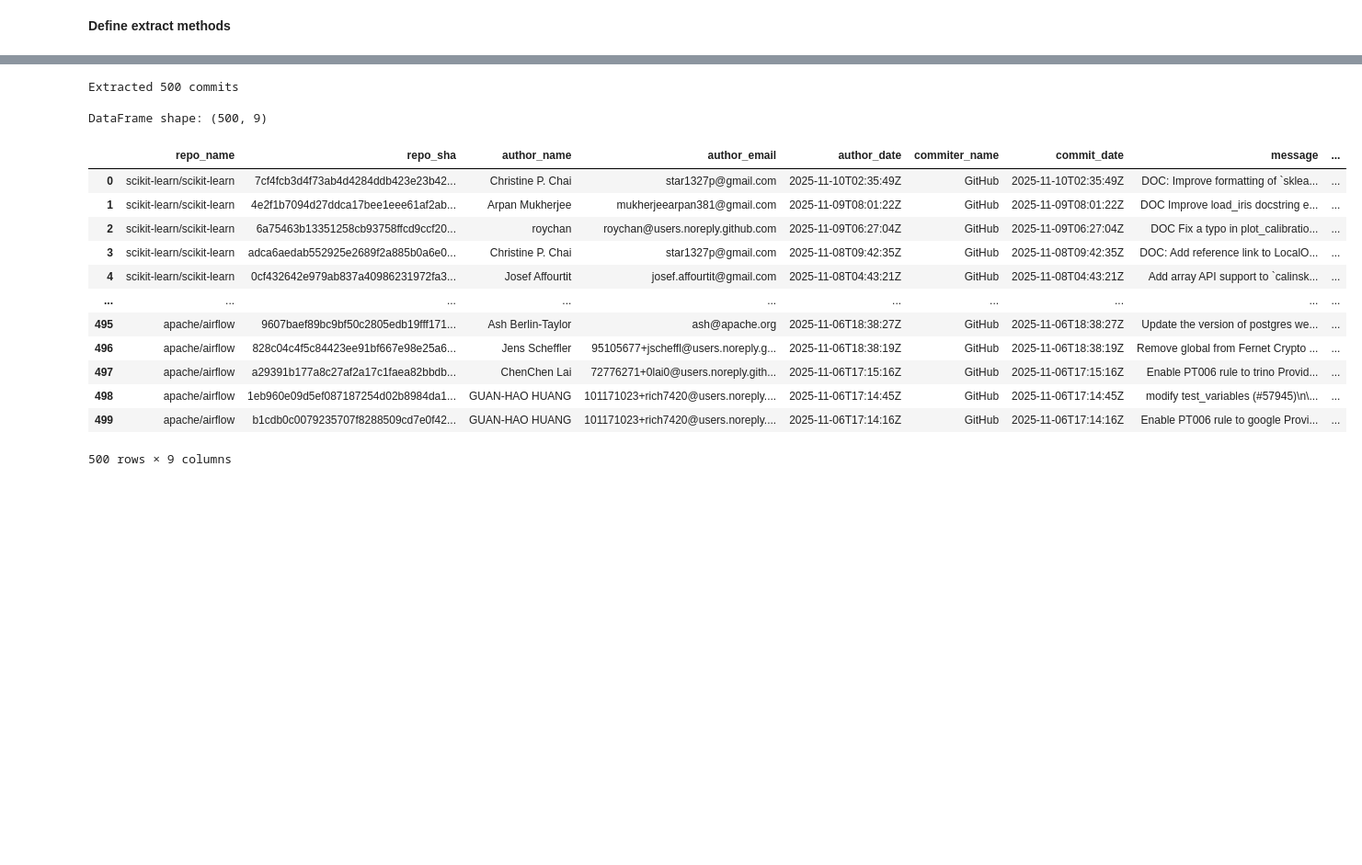
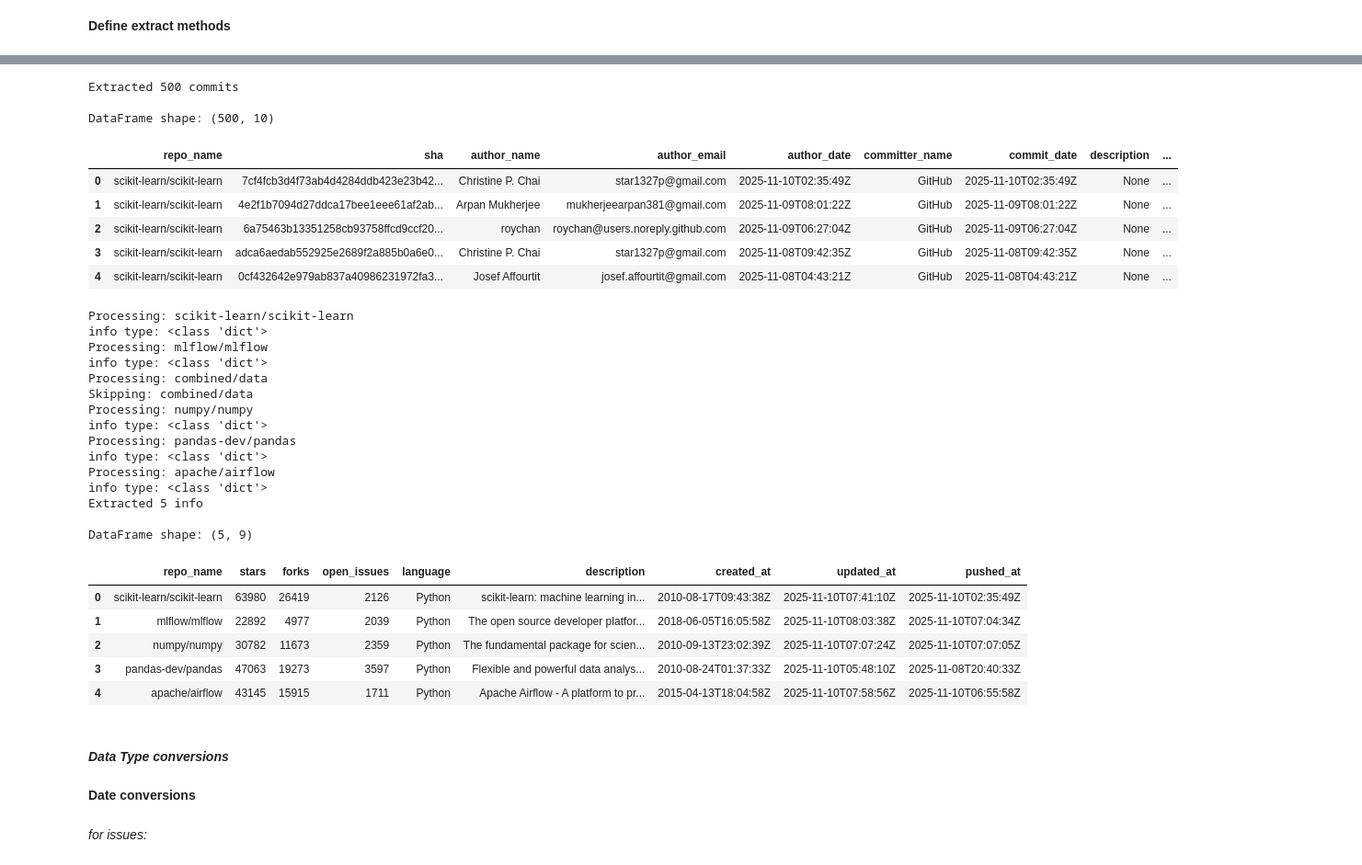
Before and after one commit to KevinOcran/openSourceHealthAnalysis, a Jupyter notebook: notebooks/analysis.ipynb, the cells around one changed output, grey strips where cells are left out. Shown: that part at 92% size. Drawn from its saved outputs; the diff is of its cells as text; code cells hidden in the pictures; blank space fills up the shorter version.

```diff
--- a/notebooks/analysis.ipynb
+++ b/notebooks/analysis.ipynb
@@ -161,12 +171,14 @@ def extract_issues(repo_data):
     return pd.DataFrame(all_issues)
 # %%
 def extract_commits(repo_data):
-    """Extract and flatten commits"""
+    """Extract and flatten commits from all repositories"""
     all_commits = []
 
     for repo_name, data in repo_data.items():
+        # Skip the combined data file
         if 'combined' in repo_name:
             continue
+
         commits = data.get('commits', [])
 
         for commit in commits:
@@ -175,15 +187,16 @@ def extract_commits(repo_data):
 
             flat_commit = {
                 'repo_name': repo_name,
-                'repo_sha': commit.get('sha'),
+                'sha': commit.get('sha'),
                 'author_name': author_data.get('name'),
                 'author_email': author_data.get('email'),
                 'author_date': author_data.get('date'),
-                'commiter_name': commit_data.get('committer', {}).get('name'),
+                'committer_name': commit_data.get('committer', {}).get('name'),
                 'commit_date': commit_data.get('committer', {}).get('date'),
+                'description': commit_data.get('description'),
                 'message': commit_data.get('message'),
-                'message_length': len(commit_data.get('message', ''))
+                'message_length': len(commit_data.get('message', '')),
             }
+            all_commits.append(flat_commit)
 
-            all_commits.append(flat_commit)
     return pd.DataFrame(all_commits)
@@ -213,23 +248,50 @@ DataFrame shape: (500, 12)
 # %%
 # Extract commits:
 commits_df = extract_commits(repo_data)
 print(f"Extracted {len(commits_df)} commits")
 print(f"\nDataFrame shape: {commits_df.shape}\n")
-commits_df
+commits_df.head()
 # %% [output]
 Extracted 500 commits
 
-DataFrame shape: (500, 9)
+DataFrame shape: (500, 10)
-|  | repo_name | repo_sha | author_name | author_email | author_date | commiter_name | commit_date | message | ... |
-| 0 | scikit-learn/scikit-learn | 7cf4fcb3d4f73ab4d4284ddb423e23b42... | Christine P. Chai | star1327p@gmail.com | 2025-11-10T02:35:49Z | GitHub | 2025-11-10T02:35:49Z | DOC: Improve formatting of `sklea... | ... |
-| 1 | scikit-learn/scikit-learn | 4e2f1b7094d27ddca17bee1eee61af2ab... | Arpan Mukherjee | mukherjeearpan381@gmail.com | 2025-11-09T08:01:22Z | GitHub | 2025-11-09T08:01:22Z | DOC Improve load_iris docstring e... | ... |
-| 2 | scikit-learn/scikit-learn | 6a75463b13351258cb93758ffcd9ccf20... | roychan | roychan@users.noreply.github.com | 2025-11-09T06:27:04Z | GitHub | 2025-11-09T06:27:04Z | DOC Fix a typo in plot_calibratio... | ... |
-| 3 | scikit-learn/scikit-learn | adca6aedab552925e2689f2a885b0a6e0... | Christine P. Chai | star1327p@gmail.com | 2025-11-08T09:42:35Z | GitHub | 2025-11-08T09:42:35Z | DOC: Add reference link to LocalO... | ... |
-| 4 | scikit-learn/scikit-learn | 0cf432642e979ab837a40986231972fa3... | Josef Affourtit | josef.affourtit@gmail.com | 2025-11-08T04:43:21Z | GitHub | 2025-11-08T04:43:21Z | Add array API support to `calinsk... | ... |
-| ... | ... | ... | ... | ... | ... | ... | ... | ... | ... |
-| 495 | apache/airflow | 9607baef89bc9bf50c2805edb19fff171... | Ash Berlin-Taylor | ash@apache.org | 2025-11-06T18:38:27Z | GitHub | 2025-11-06T18:38:27Z | Update the version of postgres we... | ... |
-| 496 | apache/airflow | 828c04c4f5c84423ee91bf667e98e25a6... | Jens Scheffler | 95105677+jscheffl@users.noreply.g... | 2025-11-06T18:38:19Z | GitHub | 2025-11-06T18:38:19Z | Remove global from Fernet Crypto ... | ... |
-| 497 | apache/airflow | a29391b177a8c27af2a17c1faea82bbdb... | ChenChen Lai | 72776271+0lai0@users.noreply.gith... | 2025-11-06T17:15:16Z | GitHub | 2025-11-06T17:15:16Z | Enable PT006 rule to trino Provid... | ... |
-| 498 | apache/airflow | 1eb960e09d5ef087187254d02b8984da1... | GUAN-HAO HUANG | 101171023+rich7420@users.noreply.... | 2025-11-06T17:14:45Z | GitHub | 2025-11-06T17:14:45Z | modify test_variables (#57945)\n\... | ... |
-| 499 | apache/airflow | b1cdb0c0079235707f8288509cd7e0f42... | GUAN-HAO HUANG | 101171023+rich7420@users.noreply.... | 2025-11-06T17:14:16Z | GitHub | 2025-11-06T17:14:16Z | Enable PT006 rule to google Provi... | ... |
+|  | repo_name | sha | author_name | author_email | author_date | committer_name | commit_date | description | ... |
+| 0 | scikit-learn/scikit-learn | 7cf4fcb3d4f73ab4d4284ddb423e23b42... | Christine P. Chai | star1327p@gmail.com | 2025-11-10T02:35:49Z | GitHub | 2025-11-10T02:35:49Z | None | ... |
+| 1 | scikit-learn/scikit-learn | 4e2f1b7094d27ddca17bee1eee61af2ab... | Arpan Mukherjee | mukherjeearpan381@gmail.com | 2025-11-09T08:01:22Z | GitHub | 2025-11-09T08:01:22Z | None | ... |
+| 2 | scikit-learn/scikit-learn | 6a75463b13351258cb93758ffcd9ccf20... | roychan | roychan@users.noreply.github.com | 2025-11-09T06:27:04Z | GitHub | 2025-11-09T06:27:04Z | None | ... |
+| 3 | scikit-learn/scikit-learn | adca6aedab552925e2689f2a885b0a6e0... | Christine P. Chai | star1327p@gmail.com | 2025-11-08T09:42:35Z | GitHub | 2025-11-08T09:42:35Z | None | ... |
+| 4 | scikit-learn/scikit-learn | 0cf432642e979ab837a40986231972fa3... | Josef Affourtit | josef.affourtit@gmail.com | 2025-11-08T04:43:21Z | GitHub | 2025-11-08T04:43:21Z | None | ... |
-500 rows × 9 columns
+# %%
+# Extract Info:
+info_df = extract_info(repo_data)
+print(f"Extracted {len(info_df)} info")
+print(f"\nDataFrame shape: {info_df.shape}\n")
+info_df
+# %% [output]
+Processing: scikit-learn/scikit-learn
+info type: <class 'dict'>
+Processing: mlflow/mlflow
+info type: <class 'dict'>
+Processing: combined/data
+Skipping: combined/data
+Processing: numpy/numpy
+info type: <class 'dict'>
+Processing: pandas-dev/pandas
+info type: <class 'dict'>
+Processing: apache/airflow
+info type: <class 'dict'>
+Extracted 5 info
+
+DataFrame shape: (5, 9)
+|  | repo_name | stars | forks | open_issues | language | description | created_at | updated_at | pushed_at |
+| 0 | scikit-learn/scikit-learn | 63980 | 26419 | 2126 | Python | scikit-learn: machine learning in... | 2010-08-17T09:43:38Z | 2025-11-10T07:41:10Z | 2025-11-10T02:35:49Z |
+| 1 | mlflow/mlflow | 22892 | 4977 | 2039 | Python | The open source developer platfor... | 2018-06-05T16:05:58Z | 2025-11-10T08:03:38Z | 2025-11-10T07:04:34Z |
+| 2 | numpy/numpy | 30782 | 11673 | 2359 | Python | The fundamental package for scien... | 2010-09-13T23:02:39Z | 2025-11-10T07:07:24Z | 2025-11-10T07:07:05Z |
+| 3 | pandas-dev/pandas | 47063 | 19273 | 3597 | Python | Flexible and powerful data analys... | 2010-08-24T01:37:33Z | 2025-11-10T05:48:10Z | 2025-11-08T20:40:33Z |
+| 4 | apache/airflow | 43145 | 15915 | 1711 | Python | Apache Airflow - A platform to pr... | 2015-04-13T18:04:58Z | 2025-11-10T07:58:56Z | 2025-11-10T06:55:58Z |
+# %% [markdown]
+#### ***Data Type conversions***
+# %% [markdown]
+**Date conversions**
+# %% [markdown]
+*for issues:*
```
Also changed, not shown: parts of 35 cells of this notebook.
